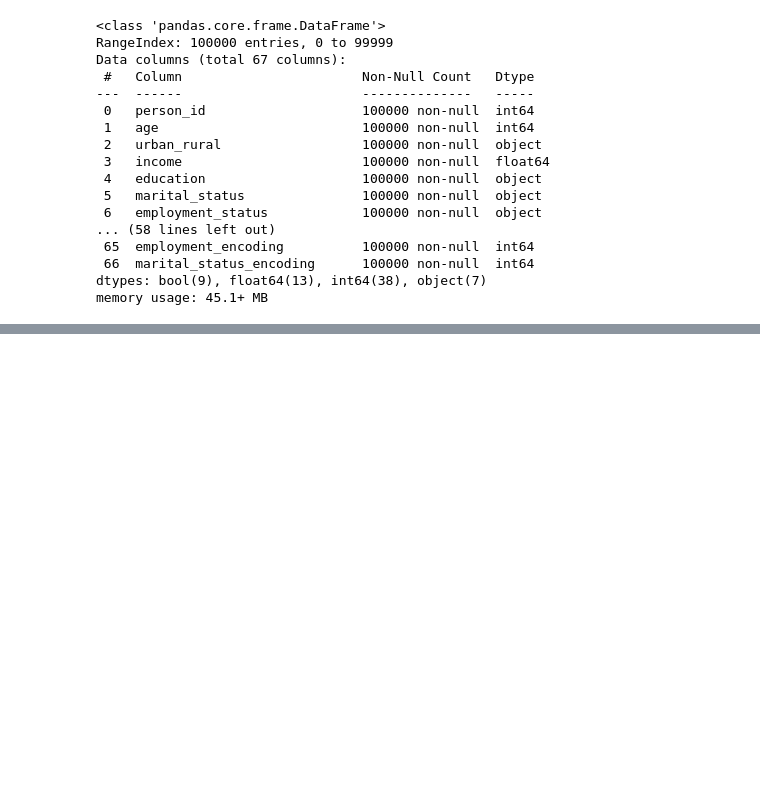
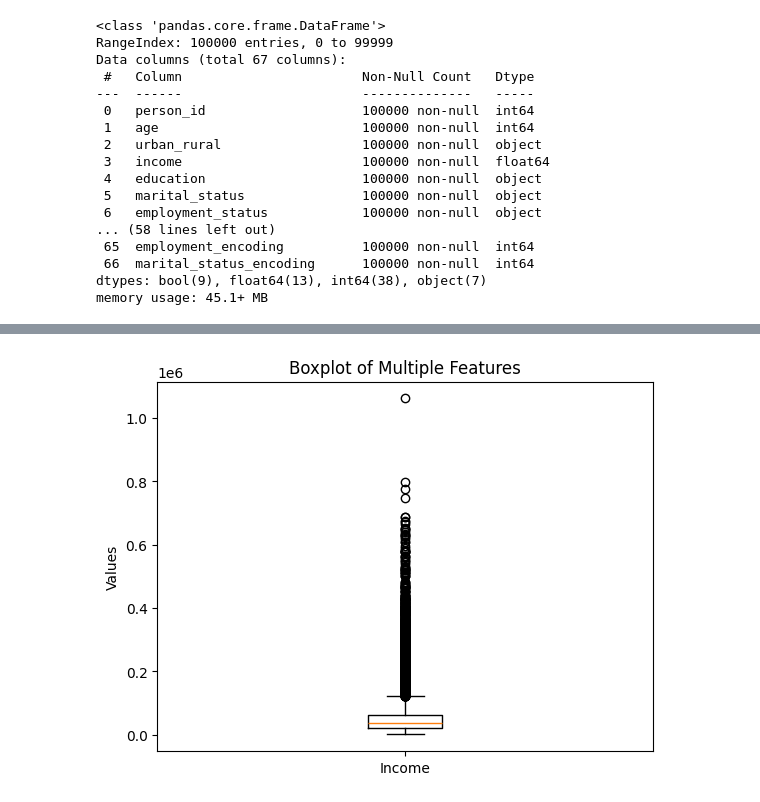
Before and after one commit to PG123-ops/insurance_cost_analysis_prediction, a Jupyter notebook: Med_insurance_cost_prediction.ipynb, the cells around one changed output, grey strips where cells are left out. Drawn from its saved outputs; the diff is of its cells as text; code cells hidden in the pictures; blank space fills up the shorter version.

```diff
--- a/Med_insurance_cost_prediction.ipynb
+++ b/Med_insurance_cost_prediction.ipynb
@@ -9,8 +9,8 @@ import numpy as np
 import matplotlib.pyplot as plt
 import seaborn as sns
 # %%
-df=pd.read_csv('/content/drive/MyDrive/datasets/medical_insurance.csv')
-print(df.info())
+df1=pd.read_csv('/content/drive/MyDrive/datasets/medical_insurance.csv')
+print(df1.info())
 # %% [output]
 <class 'pandas.core.frame.DataFrame'>
 RangeIndex: 100000 entries, 0 to 99999
@@ -285,0 +359,11 @@ memory usage: 45.1+ MB
+# %%
+
+plt.figure()
+plt.boxplot([df["income"]])
+
+plt.xticks([1], ["Income"])
+plt.title("Boxplot of Multiple Features")
+plt.ylabel("Values")
+plt.show()
+# %% [output]
+[figure, added]
```
Also changed, not shown: parts of 16 cells of this notebook.
